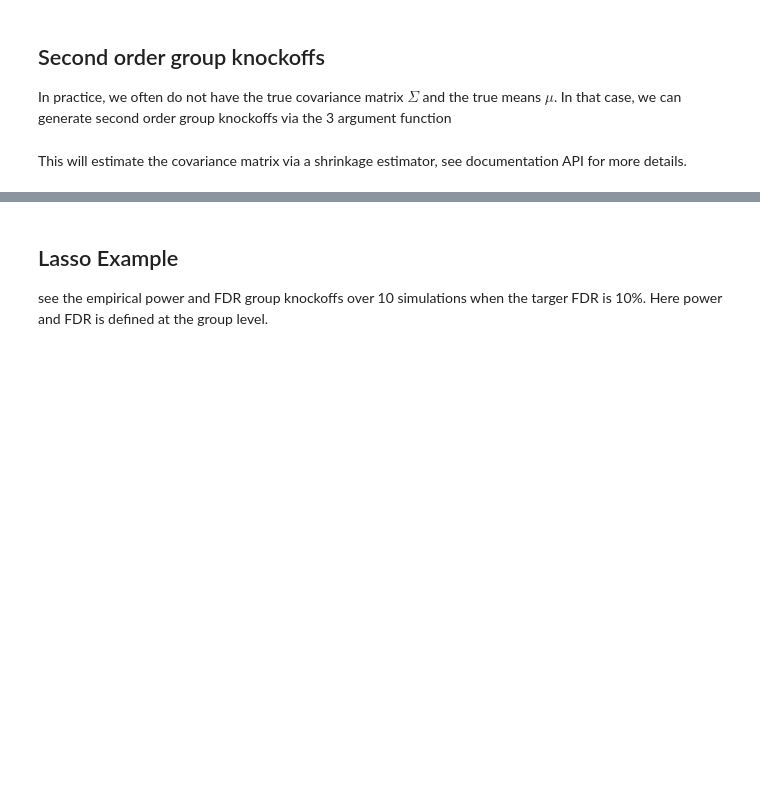
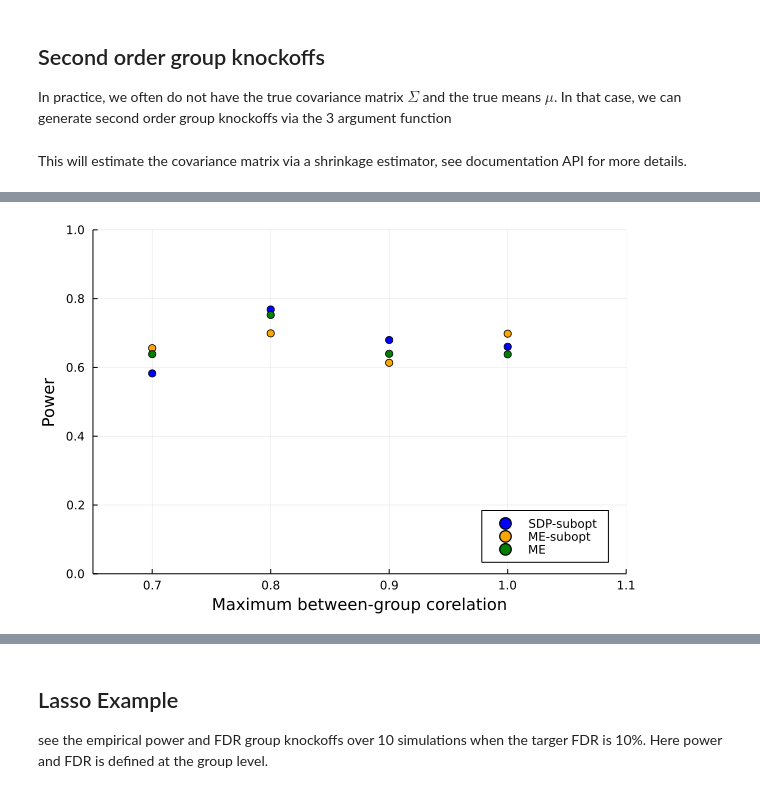
Before and after one commit to biona001/Knockoffs.jl, a Jupyter notebook: docs/src/man/group.ipynb, the cells around one changed output, grey strips where cells are left out. Saved outputs shown, nothing was run; the diff lists cells and outputs as text; code cells hidden in the pictures; blank space fills up the shorter version.

```diff
--- a/docs/src/man/group.ipynb
+++ b/docs/src/man/group.ipynb
@@ -353,0 +364,8 @@ scatter!(fdr_plt, c_corrs, me_fdr ./ nsims, label="ME", color="green")
+# %%
+power_plt = plot(; xlim=(0.65, 1.1), xlabel="Maximum between-group corelation", ylim=(0, 1),
+    ylabel="Power", legend=:bottomright)
+scatter!(power_plt, c_corrs, sdp_power ./ nsims, label="SDP-subopt", color="blue")
+scatter!(power_plt, c_corrs, mvr_power ./ nsims, label="ME-subopt", color="orange")
+scatter!(power_plt, c_corrs, me_power ./ nsims, label="ME", color="green")
+# %% [output]
+[figure, added]
```
Also changed, not shown: parts of 20 cells of this notebook, 1 other file.
